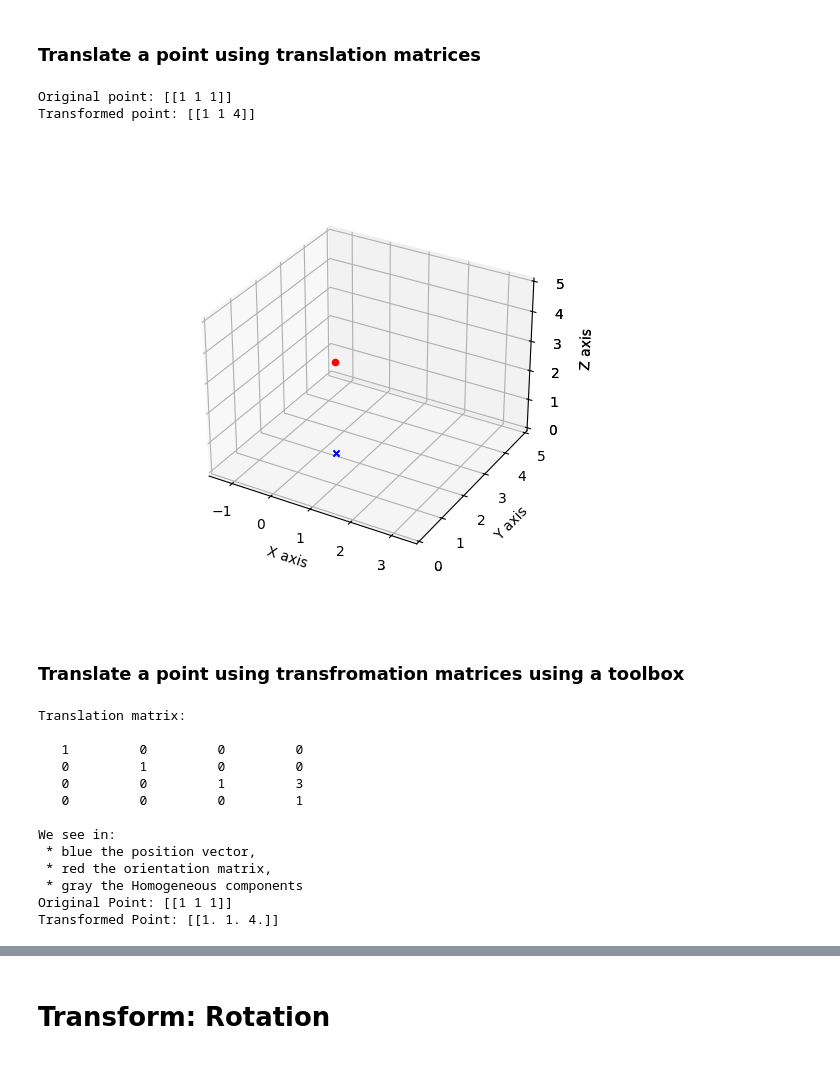
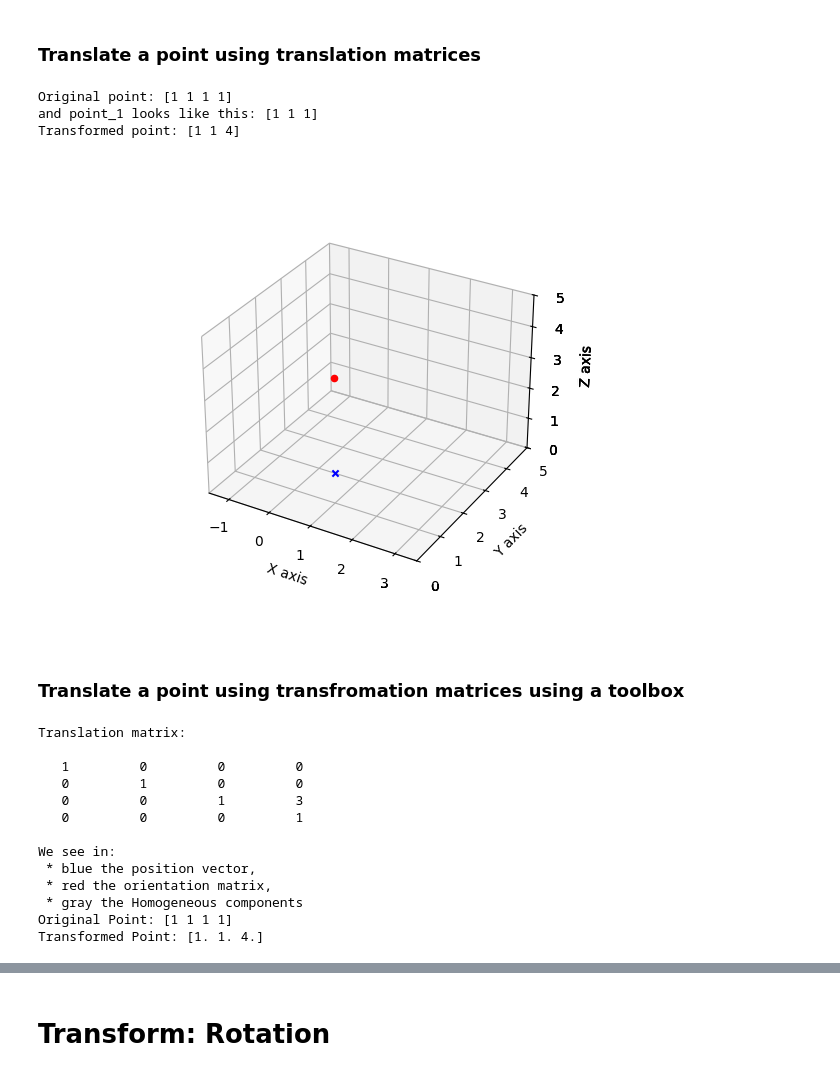
Before and after one commit to MBerg21/MIPN, a Jupyter notebook: RB_transformations_TODO.ipynb, the cells around one changed output, grey strips where cells are left out. Drawn from its saved outputs; the diff is of its cells as text; code cells hidden in the pictures.

```diff
--- a/RB_transformations_TODO.ipynb
+++ b/RB_transformations_TODO.ipynb
@@ -135,46 +136,49 @@ plt.show(fig_2)
 # Let's compute a translation using a transformation matrix
 
 # Create a 3D point with the same coordinate of point_1, what else do we need to add to apply the Transformation matrix?
-p1 = #TODO
+p1 = np.array([1, 1, 1, 1])
 
 # Let's plain define the transformation matrix with translation vector with the following coordinates x=0, y=0, z=3
-T1 = np.array([[#TODO], # Row 1
-              [#TODO],  # Row 2
-              [#TODO],  # Row 3
-              [#TODO]]) # Row 4
+T1 = np.array([[1,0,0,0], # Row 1
+              [0,1,0,0],  # Row 2
+              [0,0,1,3],  # Row 3
+              [0,0,0,1]]) # Row 4
 
 # Let's multiplicate. Do we pre or post multiplicate?  Be careful, is your point a row vector or a column vector?
-p1_transformed = #TODO
+p1_transformed = np.dot(T1, p1) #its a column vector, you need to pre multiplicate
 
 # Compare the coordinates of the original point and the translated point, remember the homogeneous component 1 is not part of the coordinates
-print("Original point:", #TODO)
-print("Transformed point:", #TODO)
+print("Original point:", p1)#[:,0:3])
+
+print("and point_1 looks like this:", point_1)
+print("Transformed point:", p1_transformed[0:3].T) #.T means transposed
 # %% [output]
-Original point: [[1 1 1]]
-Transformed point: [[1 1 4]]
+Original point: [1 1 1 1]
+and point_1 looks like this: [1 1 1]
+Transformed point: [1 1 4]
 # %%
 # Create a figure and show the original point and the translated point
 fig_2 = plt.figure('Point Translation')      # create the figure
 ax = fig_2.add_subplot(111, projection='3d')      # setup the 3D space
 
 # Add the point to the figure
-ax.scatter(#TODO c='b', marker='x')          # scatt the point coordinates, color, shape
-ax.scatter(#TODO c='r', marker='o')       # scatt the point coordinates, color, shape
+ax.scatter(p1[0],p1[1],p1[2], c='b', marker='x')          # scatt the point coordinates, color, shape
+ax.scatter(p1_transformed[0], p1_transformed[1], p1_transformed[2], c='r', marker='o')       # scatt the point coordinates, color, shape
 
 # specify axis limit
 ax.set_xlim([-1.5, 3.5])
 ax.set_ylim([0, 5])
 ax.set_zlim([0, 5])
 
 # specify axis names
 ax.set_xlabel('X axis')
 ax.set_ylabel('Y axis')
 ax.set_zlabel('Z axis')
 
 # Show the graph
 plt.show(fig_2)
 # %% [output]
-[figure, old version]
+[figure, new version]
 # %% [markdown]
 ### Translate a point using transfromation matrices using a toolbox
 # %%
@@ -185,13 +189,13 @@ print(T)
 print("We see in: \n * blue the position vector,\n * red the orientation matrix,\n * gray the Homogeneous components")
 
 # Define the point x=1, y=1, z=1, what else do we need to add to apply the Transformation matrix?
-point = #TODO
+point = np.array([1, 1, 1, 1])
 # Let's multiplicate. Do we pre or post multiplicate?  Be careful, is your point a row vector or a column vector?
-transformed_point = #TODO
+transformed_point = np.dot(T, point)
 
 # Compare the coordinates of the original point and the translated point,remember the homogeneous component 1 is not part of the coordinates
-print("Original Point:", #TODO)
-print("Transformed Point:", #TODO)
+print("Original Point:", point)
+print("Transformed Point:", transformed_point[0:3].T)
 # %% [output]
 Translation matrix:
 
@@ -204,8 +208,8 @@ We see in:
  * blue the position vector,
  * red the orientation matrix,
  * gray the Homogeneous components
-Original Point: [[1 1 1]]
-Transformed Point: [[1. 1. 4.]]
+Original Point: [1 1 1 1]
+Transformed Point: [1. 1. 4.]
 # %%
 # Create a figure and show the original point and the translated point
 fig_2 = plt.figure('Point Translation')      # create the figure
```
Also changed, not shown: parts of 19 cells of this notebook, 2 other files.
